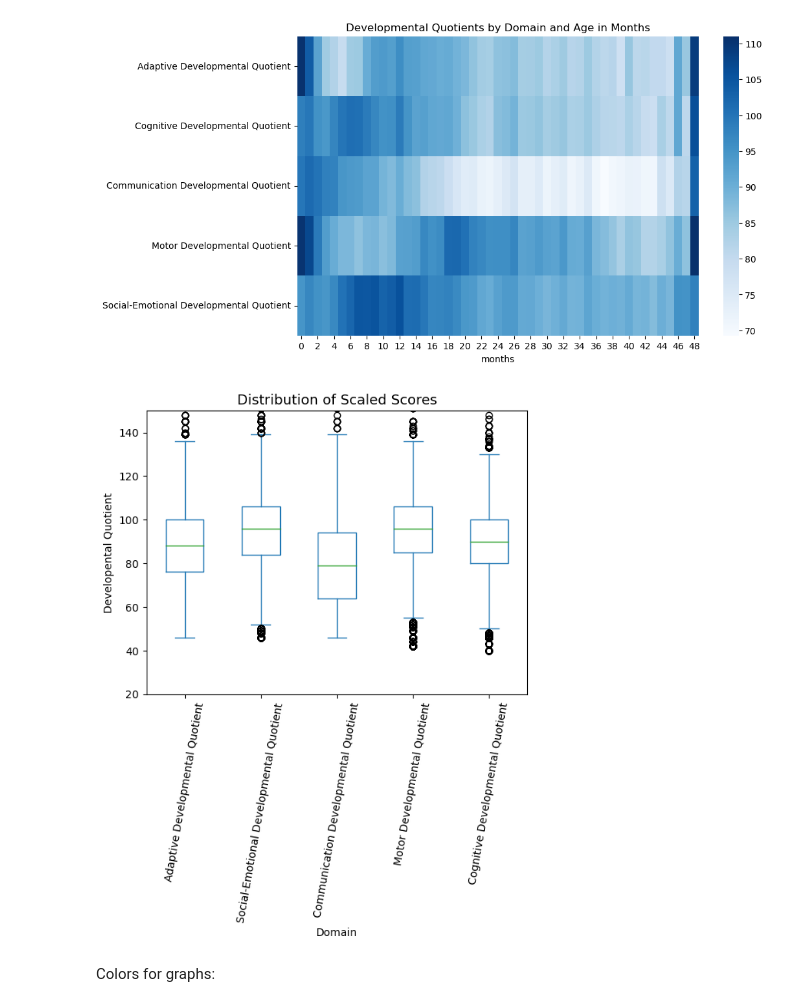
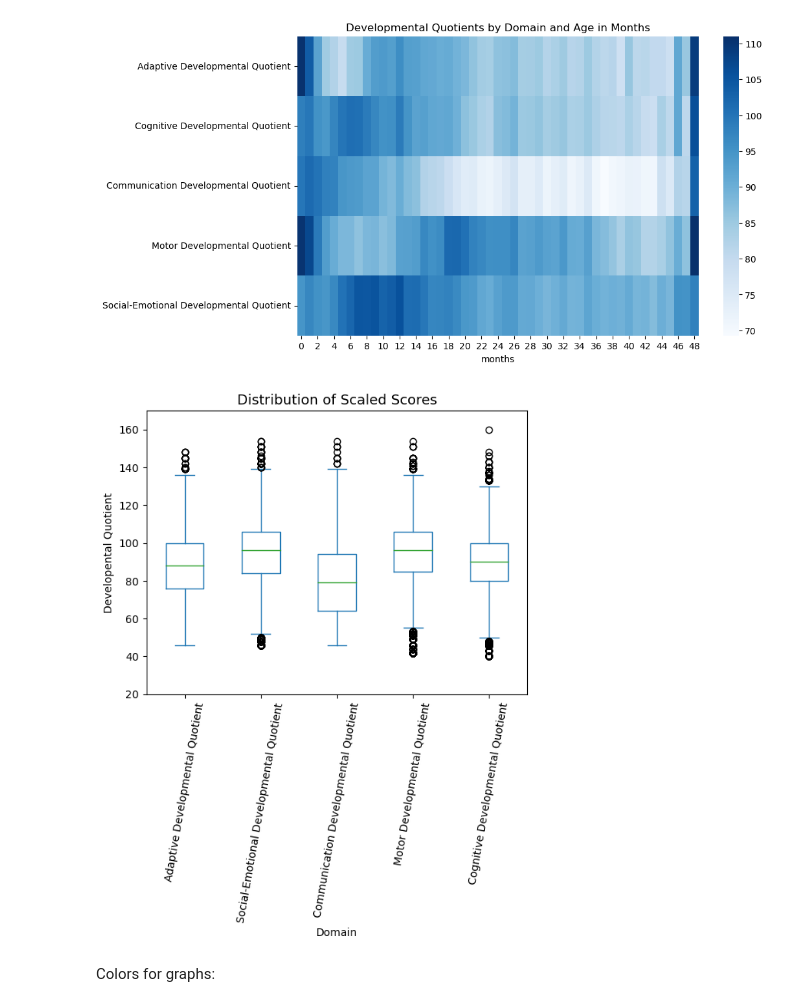
Before and after one commit to NSS-Data-Analytics-Cohort-10/teis-labracoders, a Jupyter notebook: notebooks/eda_2.ipynb, the cells around one changed output. Saved outputs shown, nothing was run; the diff lists cells and outputs as text; code cells hidden in the pictures.

Commit message:
worked on more graphs

```diff
--- a/notebooks/eda_2.ipynb
+++ b/notebooks/eda_2.ipynb
@@ -805,25 +919,18 @@ plt.show()
 # %%
 p = dq_score_domains[['Adaptive Developmental Quotient',
  'Social-Emotional Developmental Quotient',
  'Communication Developmental Quotient',
  'Motor Developmental Quotient',
  'Cognitive Developmental Quotient']].plot(kind='box', rot=80)
 
-dq_dict= {
-    'Adaptive Developmental Quotient' : '#022B3A',
-    'Social-Emotional Developmental Quotient' : '#115363',
-    'Communication Developmental Quotient  ' : '#1F7A8C',
-    'Motor Developmental Quotient  ' : '#BFDBF7',
-    'Cognitive Developmental Quotient  ' : '#E1E5F2',
-}
 # Display the plot
 p.set_title("Distribution of Scaled Scores", fontsize=13);
 p.set_xlabel("Domain", fontsize=10);
 p.set_ylabel("Developental Quotient", fontsize=10);
-p.set_ylim(20,150);
+p.set_ylim(20,170);
 plt.show()
 # %% [output]
-[figure, old version]
+[figure, new version]
 # %% [markdown]
 Colors for graphs:
 # %%
```
Also changed, not shown: parts of 25 cells of this notebook.
